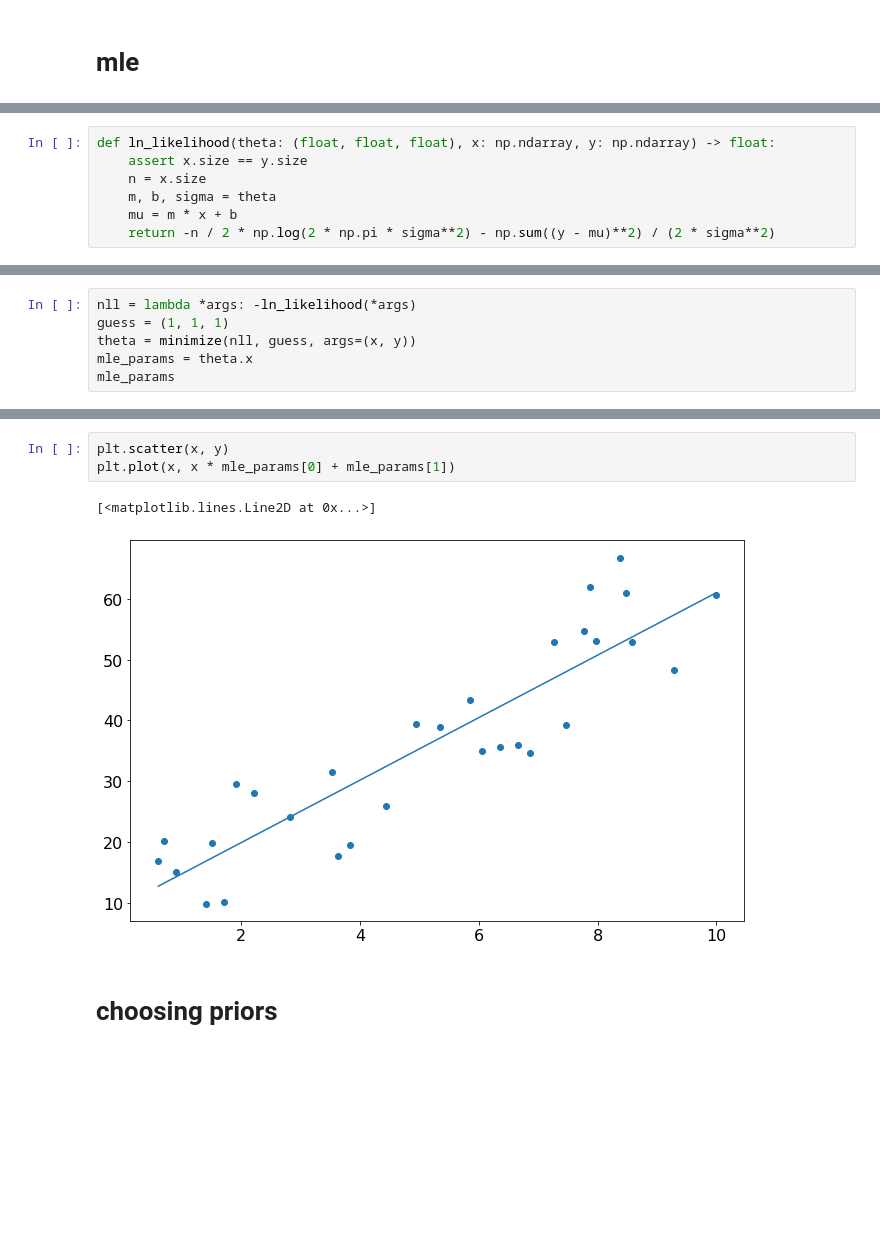
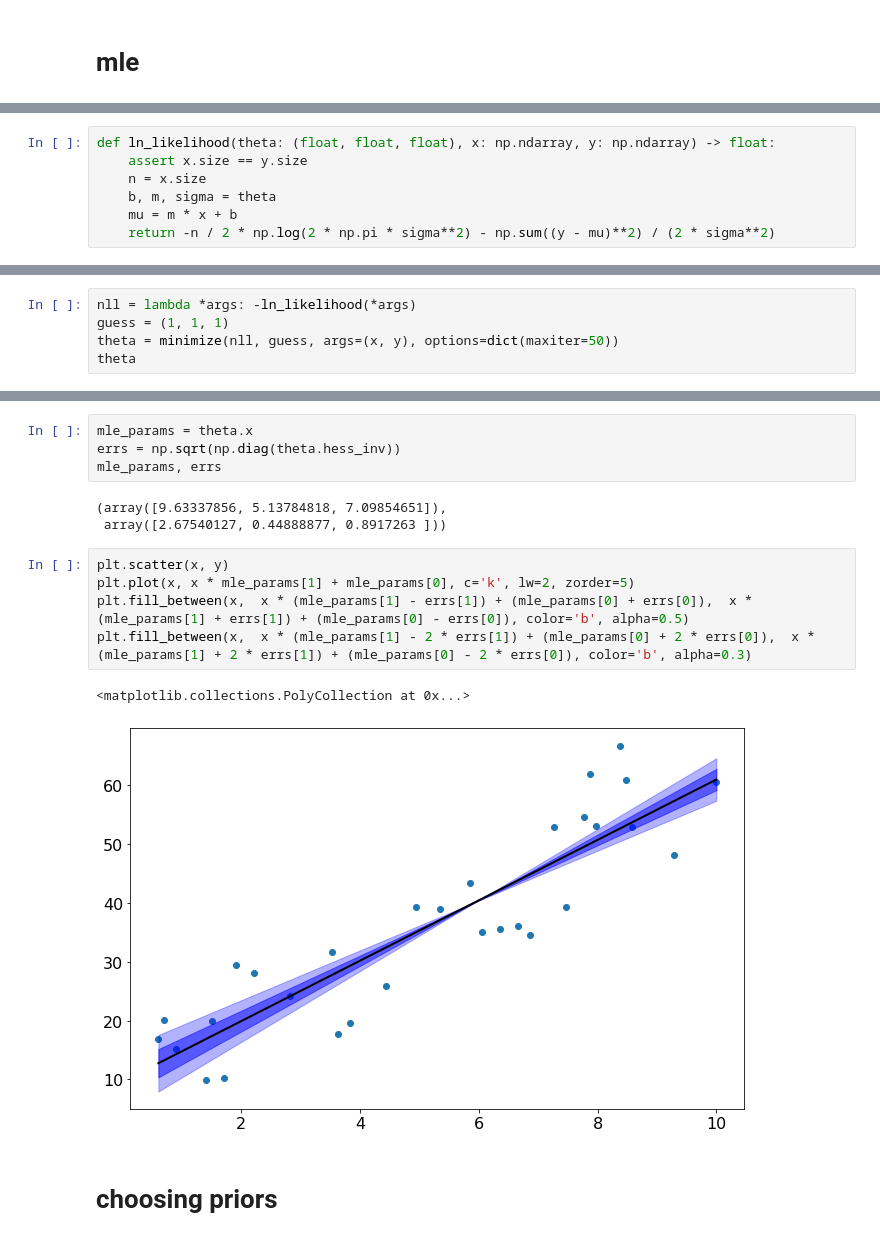
Before and after one commit to al-jshen/linreg-bayes, a Jupyter notebook: linreg.ipynb, the cells around one changed output, grey strips where cells are left out. Saved outputs shown, nothing was run; the diff lists cells and outputs as text; blank space fills up the shorter version.

```diff
--- a/linreg.ipynb
+++ b/linreg.ipynb
@@ -94,6 +99,6 @@ In practice, we tend to use **log likelihoods** for simplicity and stability. Si
 def ln_likelihood(theta: (float, float, float), x: np.ndarray, y: np.ndarray) -> float:
     assert x.size == y.size
     n = x.size
-    m, b, sigma = theta
+    b, m, sigma = theta
     mu = m * x + b
     return -n / 2 * np.log(2 * np.pi * sigma**2) - np.sum((y - mu)**2) / (2 * sigma**2)
@@ -100,7 +107,6 @@ def ln_likelihood(theta: (float, float, float), x: np.ndarray, y: np.ndarray) ->
 # %%
 nll = lambda *args: -ln_likelihood(*args)
 guess = (1, 1, 1)
-theta = minimize(nll, guess, args=(x, y))
-mle_params = theta.x
-mle_params
+theta = minimize(nll, guess, args=(x, y), options=dict(maxiter=50))
+theta
 # %% [output]
@@ -108,9 +125,18 @@ array([5.13784889, 9.63337388, 7.09854659])
+# %%
+mle_params = theta.x
+errs = np.sqrt(np.diag(theta.hess_inv))
+mle_params, errs
+# %% [output]
+(array([9.63337856, 5.13784818, 7.09854651]),
+ array([2.67540127, 0.44888877, 0.8917263 ]))
 # %%
 plt.scatter(x, y)
-plt.plot(x, x * mle_params[0] + mle_params[1])
+plt.plot(x, x * mle_params[1] + mle_params[0], c='k', lw=2, zorder=5)
+plt.fill_between(x,  x * (mle_params[1] - errs[1]) + (mle_params[0] + errs[0]),  x * (mle_params[1] + errs[1]) + (mle_params[0] - errs[0]), color='b', alpha=0.5)
+plt.fill_between(x,  x * (mle_params[1] - 2 * errs[1]) + (mle_params[0] + 2 * errs[0]),  x * (mle_params[1] + 2 * errs[1]) + (mle_params[0] - 2 * errs[0]), color='b', alpha=0.3)
 # %% [output]
-[<matplotlib.lines.Line2D at 0x...>]
+<matplotlib.collections.PolyCollection at 0x...>
-[figure, old version]
+[figure, new version]
 # %% [markdown]
 # choosing priors
 # %%
```
Also changed, not shown: parts of 5 cells of this notebook.
